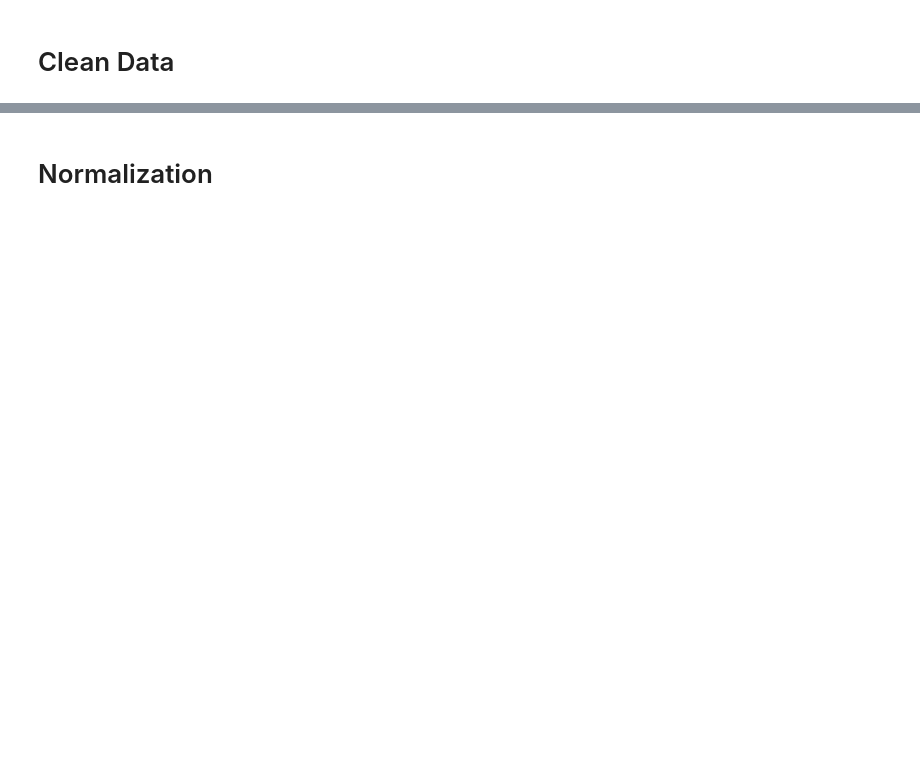
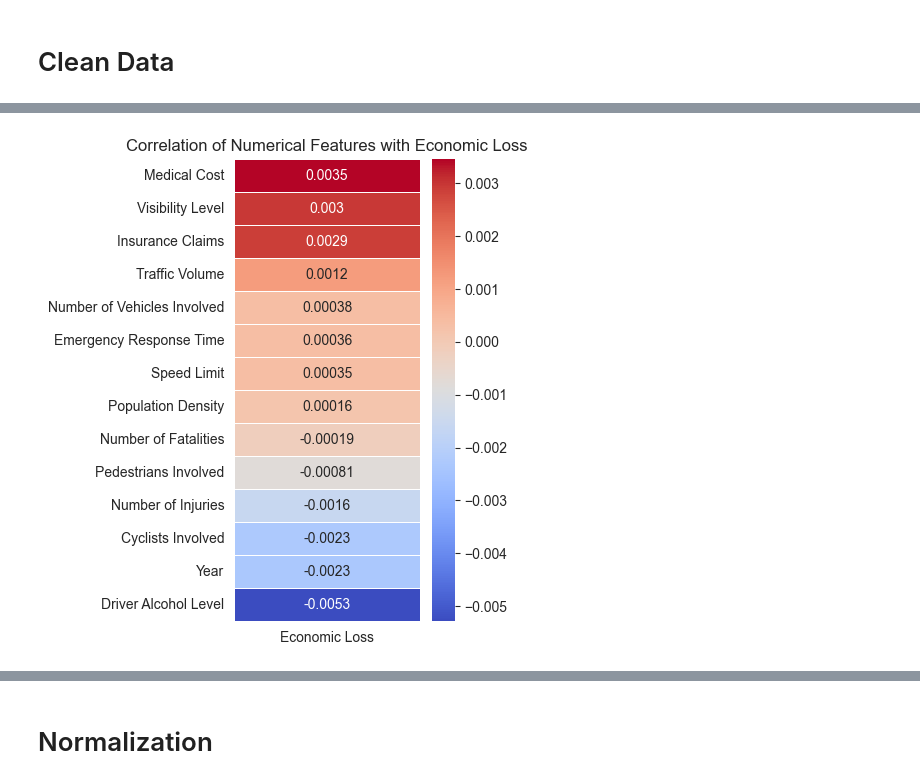
Before and after one commit to muhammadsaadx/Linear-Regression-from-Scratch, a Jupyter notebook: LinearRegression.ipynb, the cells around one changed output, grey strips where cells are left out. Saved outputs shown, nothing was run; the diff lists cells and outputs as text; code cells hidden in the pictures; blank space fills up the shorter version.

```diff
--- a/LinearRegression.ipynb
+++ b/LinearRegression.ipynb
@@ -30,7 +53,7 @@ data.head()
 # Clean Data
 # %%
 ##  CHECK FOR MISSING VALUES
-# data.isnull().sum()
-#  data.duplicated().sum()
-# #Clean Data and remove missing values
-# data = data.dropna()
+data.isnull().sum()
+data.duplicated().sum()
+#Clean Data and remove missing values
+data = data.dropna()
@@ -36,0 +89,19 @@ data.head()
+# %%
+
+numerical_columns = ['Year', 'Visibility Level', 'Number of Vehicles Involved', 'Speed Limit',
+                     'Driver Alcohol Level', 'Pedestrians Involved', 'Cyclists Involved',
+                     'Number of Injuries', 'Number of Fatalities', 'Emergency Response Time',
+                     'Traffic Volume', 'Medical Cost', 'Insurance Claims', 'Population Density']
+
+cols_to_consider = numerical_columns + ['Economic Loss']
+
+corr_matrix = data[cols_to_consider].corr()
+
+economic_loss_corr = corr_matrix[['Economic Loss']].drop('Economic Loss').sort_values(by='Economic Loss', ascending=False)
+
+plt.figure(figsize=(3, 6))
+sns.heatmap(economic_loss_corr, annot=True, cmap='coolwarm', linewidths=0.5)
+plt.title("Correlation of Numerical Features with Economic Loss")
+plt.show()
+# %% [output]
+[figure, added]
```
Also changed, not shown: parts of 23 cells of this notebook.
